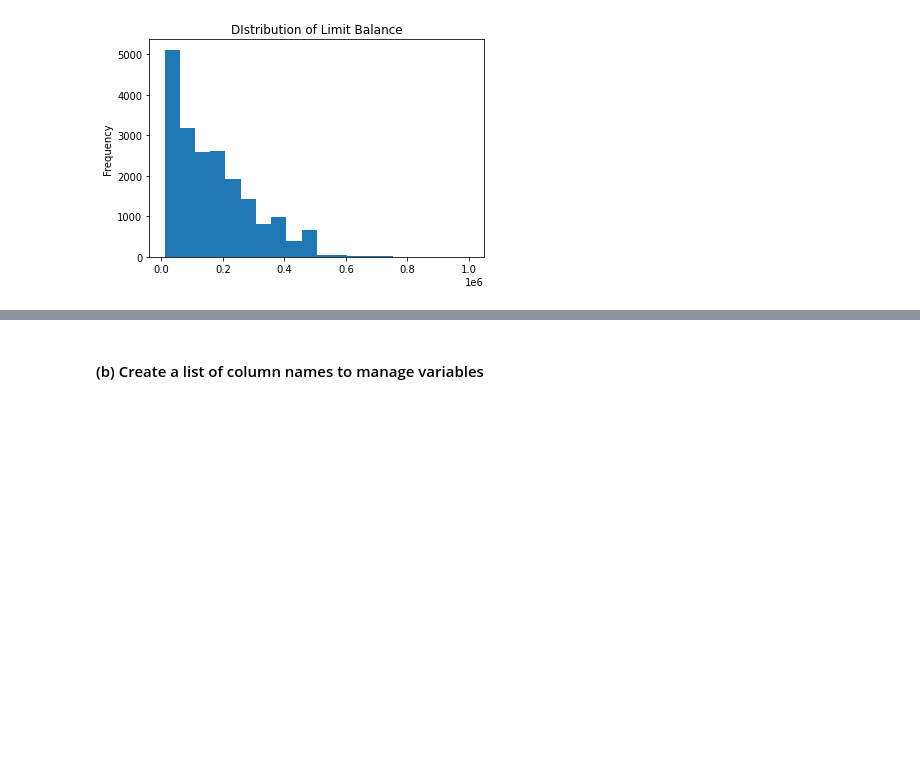
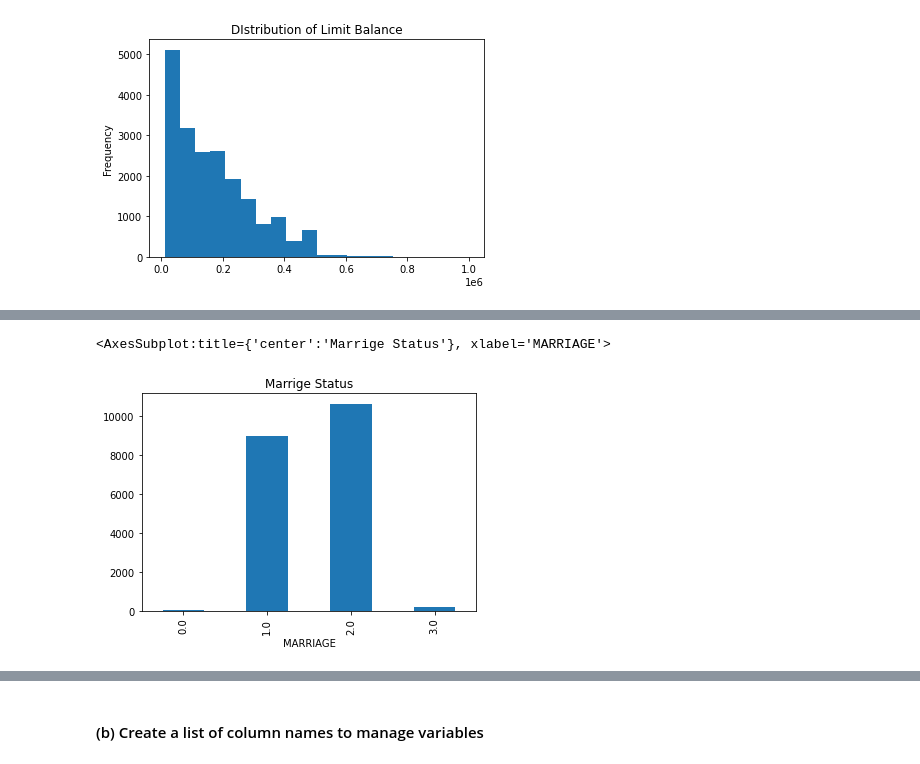
Before and after one commit to inderrana/credit_card_default_predictions, a Jupyter notebook: code/Group_project_SML.ipynb, the cells around one changed output, grey strips where cells are left out. Cells and saved outputs as stored; diff of their text form; code cells hidden in the pictures; blank space fills up the shorter version.

```diff
--- a/code/Group_project_SML.ipynb
+++ b/code/Group_project_SML.ipynb
@@ -175,0 +180,5 @@ train.LIMIT_BAL.plot.hist(bins=20, title = "DIstribution of Limit Balance")
+# %%
+train.groupby("MARRIAGE")["cust_id"].count().plot(kind='bar', title='Marrige Status')
+# %% [output]
+<AxesSubplot:title={'center':'Marrige Status'}, xlabel='MARRIAGE'>
+[figure, added]
```
Also changed, not shown: parts of 46 cells of this notebook, 1 other file.
